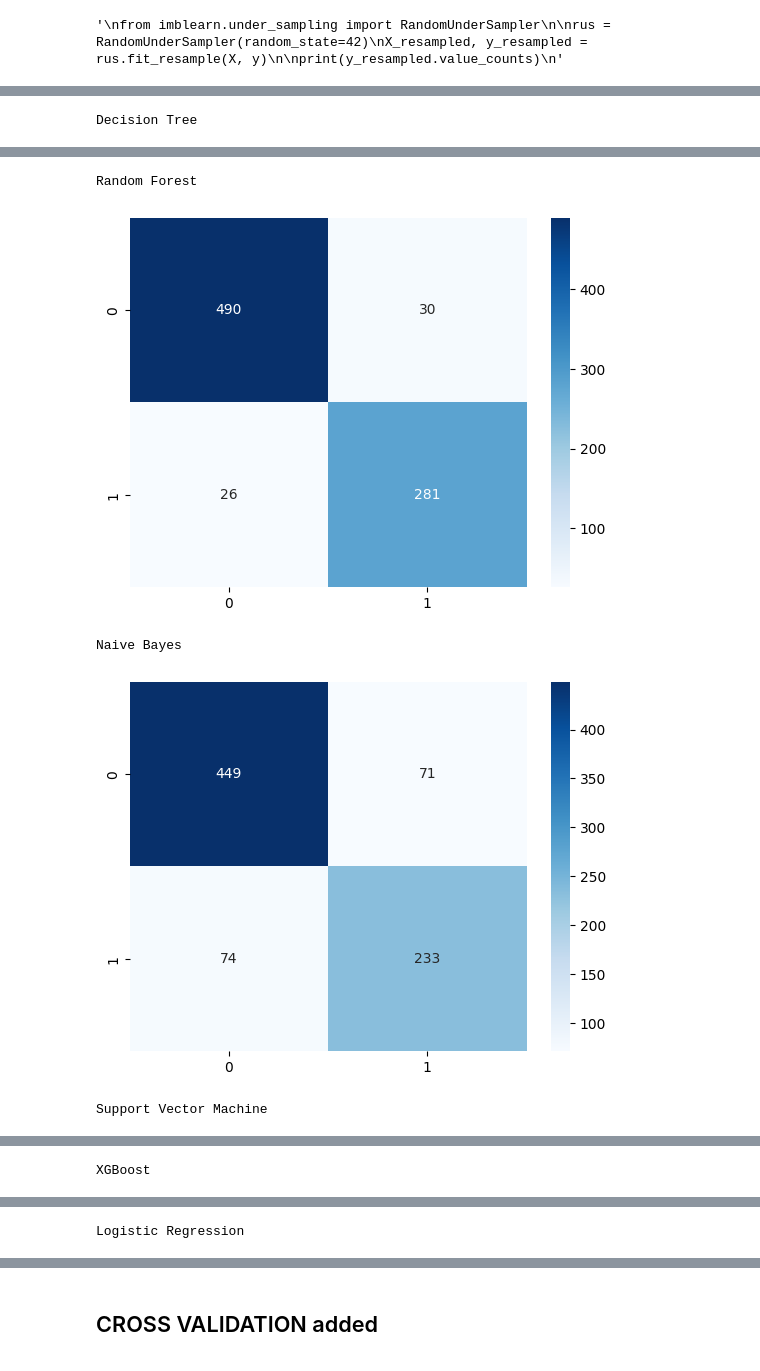
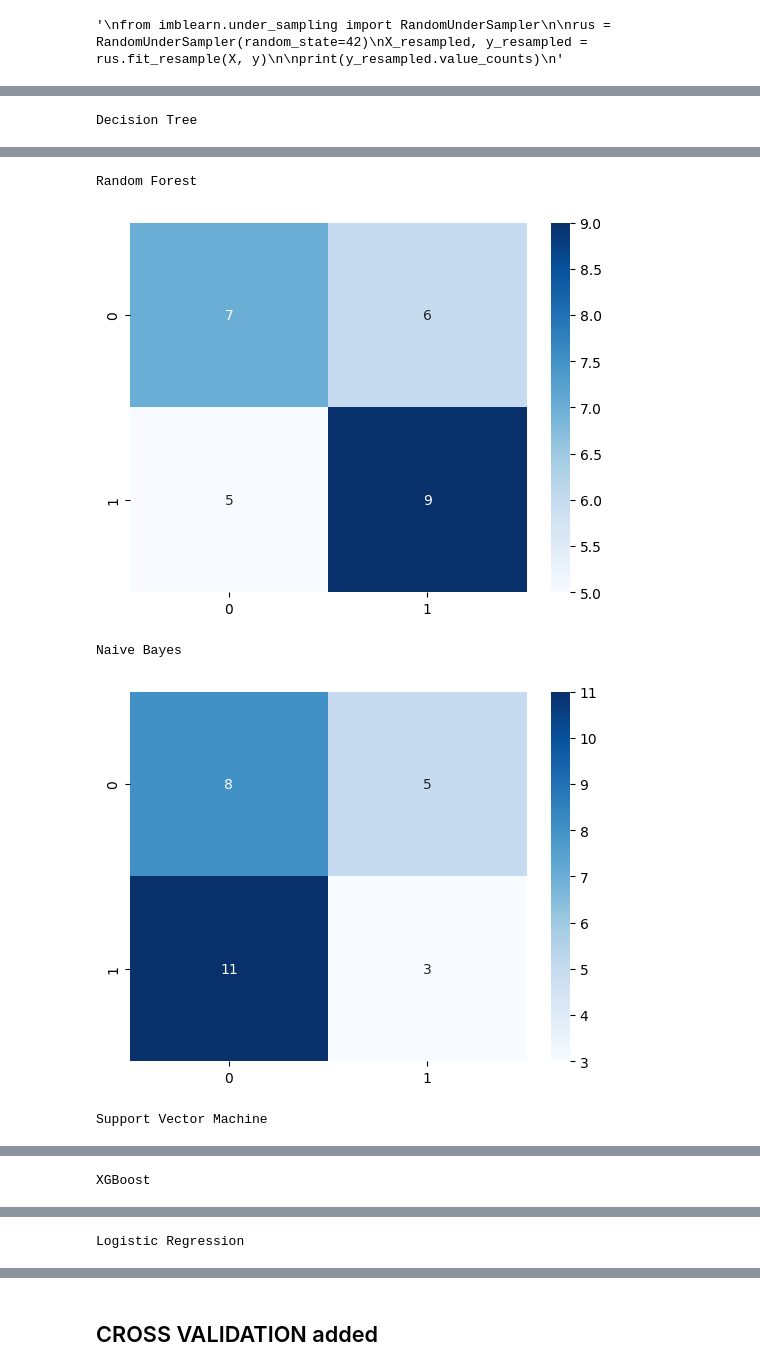
Before and after one commit to paoloartasensi/ML-Experiment, a Jupyter notebook: Notebook_ML_experiment.ipynb, the cells around one changed output, grey strips where cells are left out. Saved outputs shown, nothing was run; the diff lists cells and outputs as text; code cells hidden in the pictures.

Commit message:
first arduino short dataset shoulder rise

```diff
--- a/Notebook_ML_experiment.ipynb
+++ b/Notebook_ML_experiment.ipynb
@@ -14,9 +14,9 @@ import numpy as np
 # %%
 
 # Load the CSV dataset
-df = pd.read_csv('dataset.csv')
+df = pd.read_csv('/Users/paoloartasensi/Python_Scripts/ML Experiment/test_mov_1689207487014.csv')
 #df = df.drop(['mov', 'prob', 'totacc'], axis=1)
-df = df.drop(['mov', 'prob',], axis=1)
+#df = df.drop(['mov', 'prob',], axis=1)
 
 df = df.dropna()
 
@@ -91,12 +91,12 @@ print(y_resampled.value_counts)
 import matplotlib.pyplot as plt
 
 # Set the timestamp column as the index
-df_scaled.set_index('timestamp', inplace=True)
+df_scaled.set_index('time', inplace=True)
 
 # Plot a line graph for each column in the dataset
 plt.figure(figsize=(10, 6))
 for column in df_scaled.columns:
-    if column != 'timestamp':
+    if column != 'time':
         plt.plot(df_scaled.index, df_scaled[column], label=column)
 
 # Set the title, axis labels, and legend
@@ -118,7 +118,7 @@ import seaborn as sns
 
 
 # Split the df into training and testing sets
-X_train, X_test, y_train, y_test = train_test_split(df_scaled.drop('status', axis=1), df_scaled['status'], test_size=0.2)
+X_train, X_test, y_train, y_test = train_test_split(df_scaled.drop('label', axis=1), df_scaled['label'], test_size=0.2)
 
 # Define the classification models to use
 models = [
@@ -204,5 +204,5 @@ Decision Tree
 Random Forest
-[figure, old version]
+[figure, new version]
 Naive Bayes
-[figure, old version]
+[figure, new version]
 Support Vector Machine
```
Also changed, not shown: parts of 8 cells of this notebook, 1 other file.
